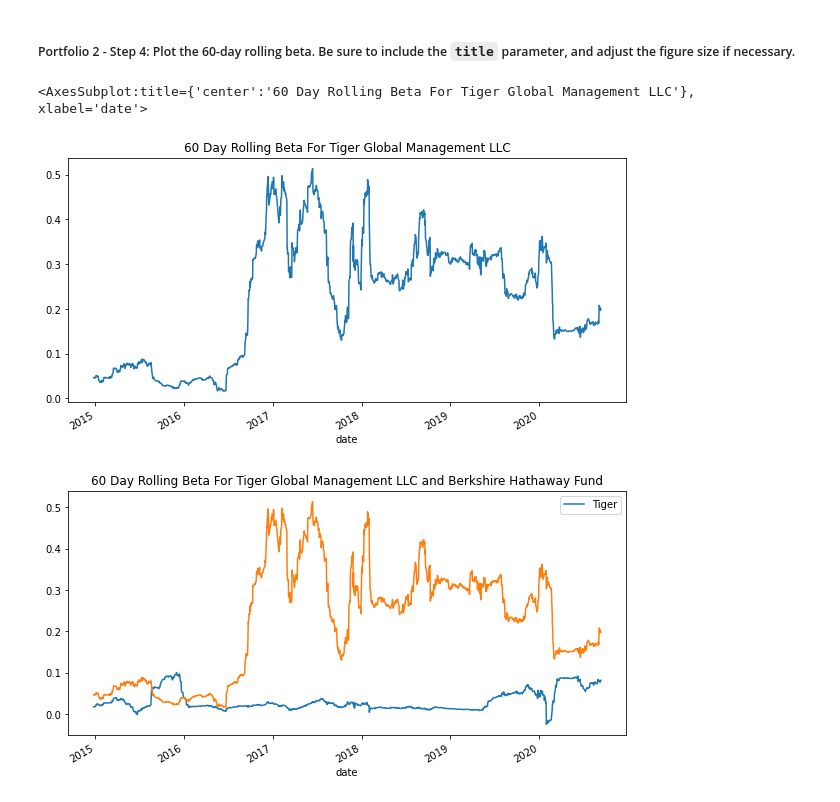
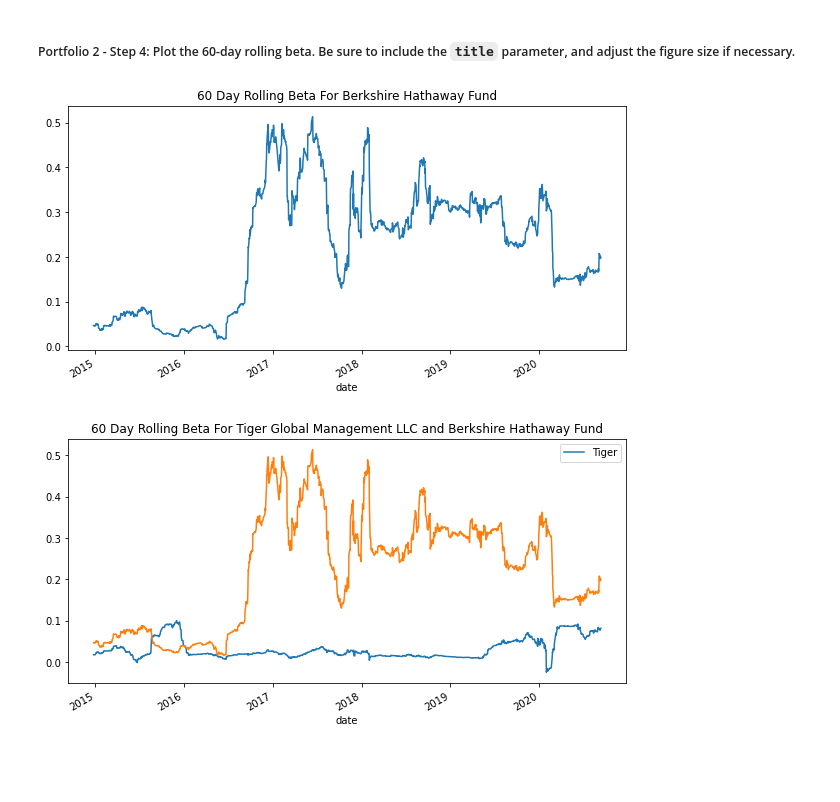
Before and after one commit to rhurst11/Fintech_Module_4_Challenge, a Jupyter notebook: Workspace/risk_return_analysis.ipynb, the cells around one changed output. Drawn from its saved outputs; the diff is of its cells as text; code cells hidden in the pictures; blank space fills up the shorter version.

Commit message:
saved plots for analysis in ReadMe, cleane dup comments

```diff
--- a/Workspace/risk_return_analysis.ipynb
+++ b/Workspace/risk_return_analysis.ipynb
@@ -719,12 +721,12 @@ Didn't delete section in case format is needed for grading
 # %%
 # Plot the rolling beta
 # Include a title parameter and adjust the figure size
 # YOUR CODE HERE
 
-berk_beta_roll_60.plot(title="60 Day Rolling Beta For Tiger Global Management LLC", figsize = (10,5))
+fig_6 = berk_beta_roll_60.plot(title="60 Day Rolling Beta For Berkshire Hathaway Fund", figsize = (10,5)).get_figure()
+fig_6.savefig("60Day_Rolling_Beta_Berkshire.png")
 # %% [output]
-<AxesSubplot:title={'center':'60 Day Rolling Beta For Tiger Global Management LLC'}, xlabel='date'>
-[figure, old version]
+[figure, new version]
 # %%
 """
 Creating Overlay plot of both rolling betas to compare over entire data frame
```
Also changed, not shown: parts of 6 cells of this notebook, 6 other files.
